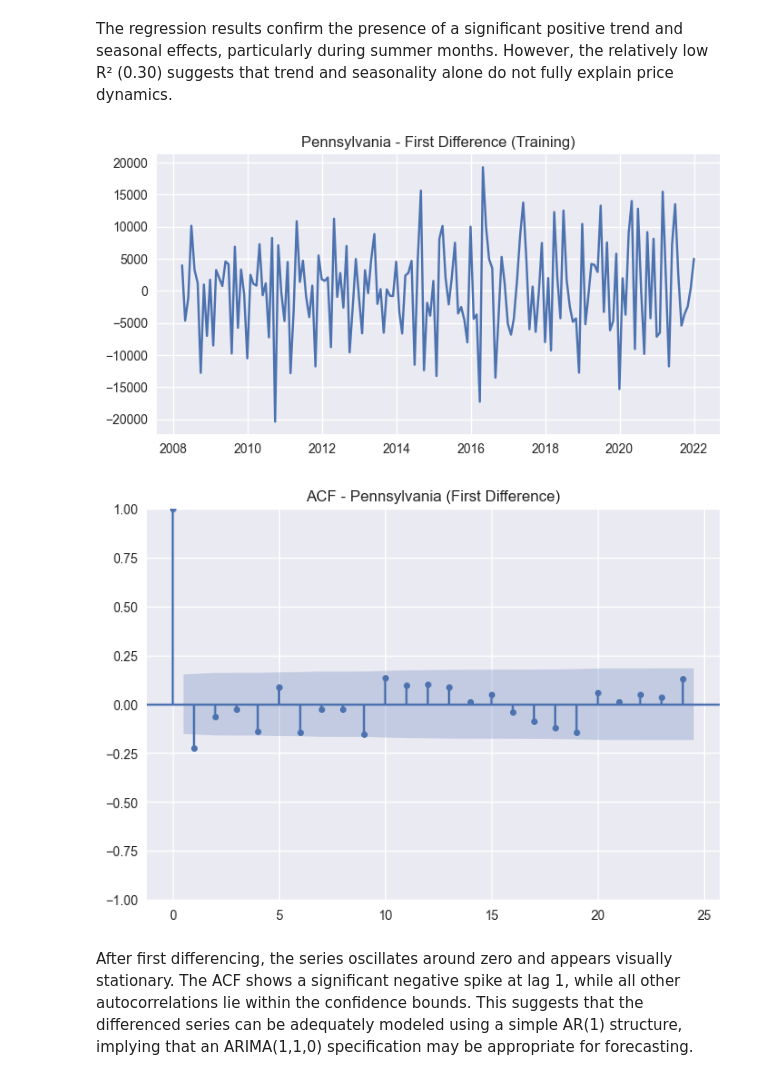
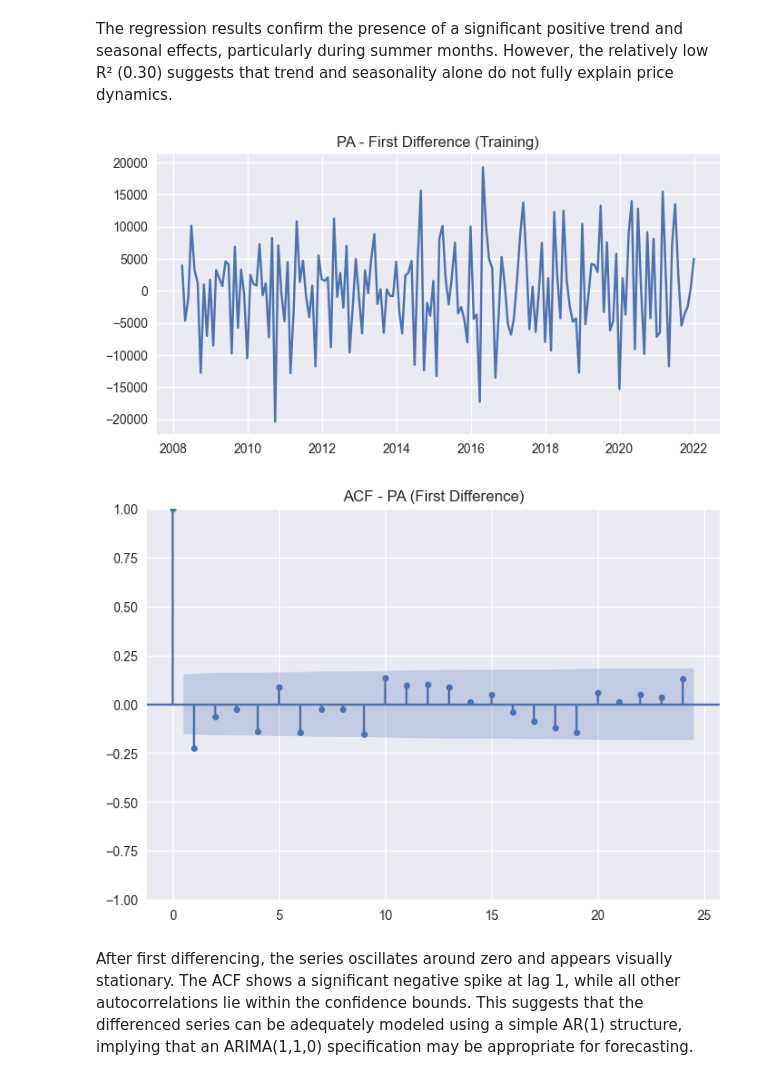
Before and after one commit to alessiogianello/house_pricing_forecast, a Jupyter notebook: main.ipynb, the cells around one changed output. Drawn from its saved outputs; the diff is of its cells as text; code cells hidden in the pictures.

```diff
--- a/main.ipynb
+++ b/main.ipynb
@@ -772,18 +777,18 @@ The regression results confirm the presence of a significant positive trend and
 # %%
 train_diff = train.diff().dropna()
 
 plt.figure(figsize=(8,4))
 plt.plot(train_diff)
-plt.title("Pennsylvania - First Difference (Training)")
+plt.title(f"{state} - First Difference (Training)")
 plt.show()
 # %% [output]
-[figure, old version]
+[figure, new version]
 # %%
 plot_acf(train_diff, lags=24)
-plt.title("ACF - Pennsylvania (First Difference)")
+plt.title(f"ACF - {state} (First Difference)")
 plt.show()
 # %% [output]
-[figure, old version]
+[figure, new version]
 # %% [markdown]
 After first differencing, the series oscillates around zero and appears visually stationary. The ACF shows a significant negative spike at lag 1, while all other autocorrelations lie within the confidence bounds. This suggests that the differenced series can be adequately modeled using a simple AR(1) structure, implying that an ARIMA(1,1,0) specification may be appropriate for forecasting.
 # %%
```
Also changed, not shown: parts of 49 cells of this notebook, 1 other file.
